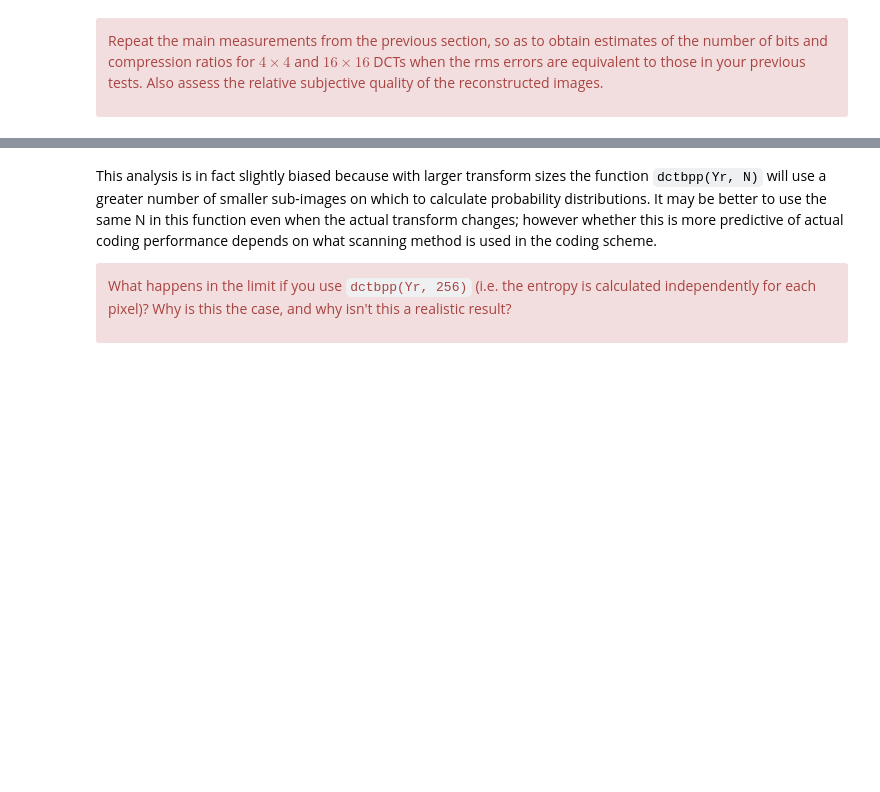
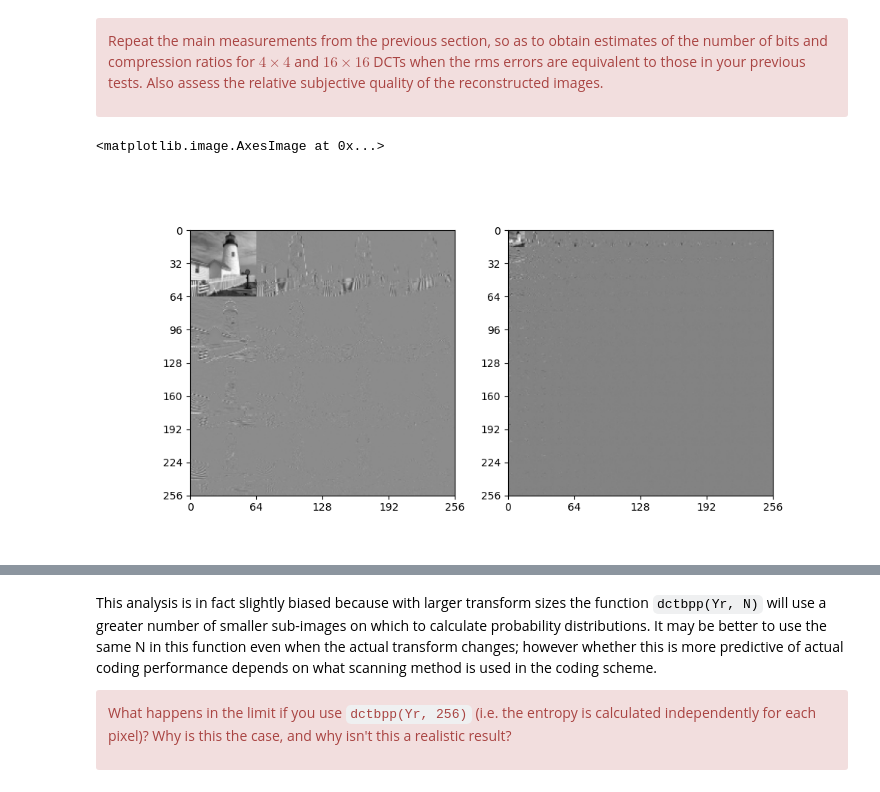
Before and after one commit to dt536/diya_cued_sf2_lab, a Jupyter notebook: 7-the-discrete-cosine-transform.ipynb, the cells around one changed output, grey strips where cells are left out. Drawn from its saved outputs; the diff is of its cells as text; code cells hidden in the pictures; blank space fills up the shorter version.

```diff
--- a/7-the-discrete-cosine-transform.ipynb
+++ b/7-the-discrete-cosine-transform.ipynb
@@ -368,6 +423,8 @@ as the 1-D transform matrix.  **Now generate 4-point and 16-point
 transform matrices, C4 and C16 using `dct_ii`.**
 # %%
 # Your code here
+C4 = dct_ii(4)
+C16 = dct_ii(16)
 # %% [markdown]
 <div class="alert alert-block alert-danger">
 
@@ -379,0 +435,12 @@ relative subjective quality of the reconstructed images.</div>
+# %%
+# Your code here
+fig, (ax1, ax2) = plt.subplots(1, 2, figsize=(10, 5))
+Y4 = colxfm(colxfm(X, C4).T, C4).T
+Y16 = colxfm(colxfm(X, C16).T, C16).T
+regrouped_Y4 = regroup(Y4, 4)/4
+regrouped_Y16 = regroup(Y16, 16)/16
+plot_image(regrouped_Y4, ax=ax1)
+plot_image(regrouped_Y16, ax=ax2)
+# %% [output]
+<matplotlib.image.AxesImage at 0x...>
+[figure, added]
```
Also changed, not shown: parts of 18 cells of this notebook.
